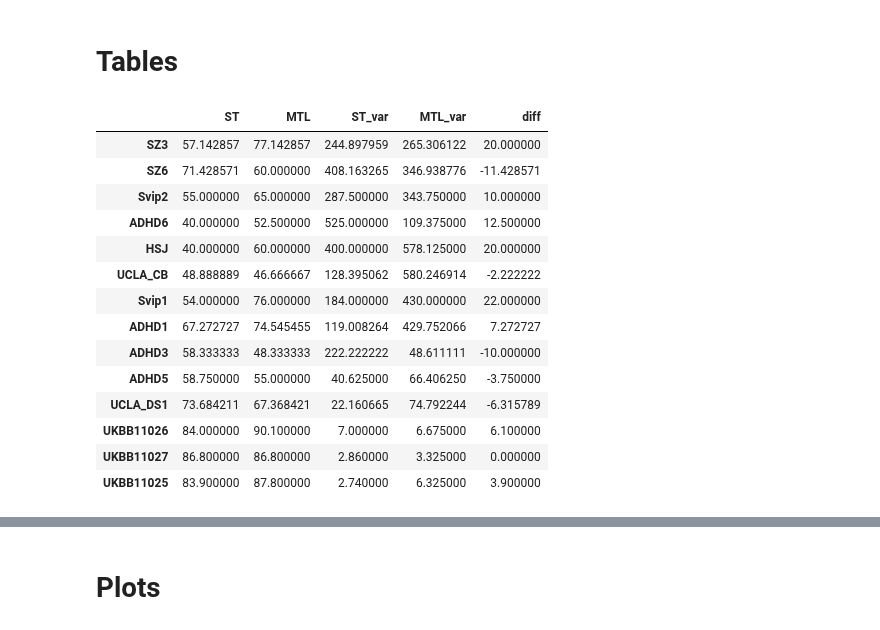
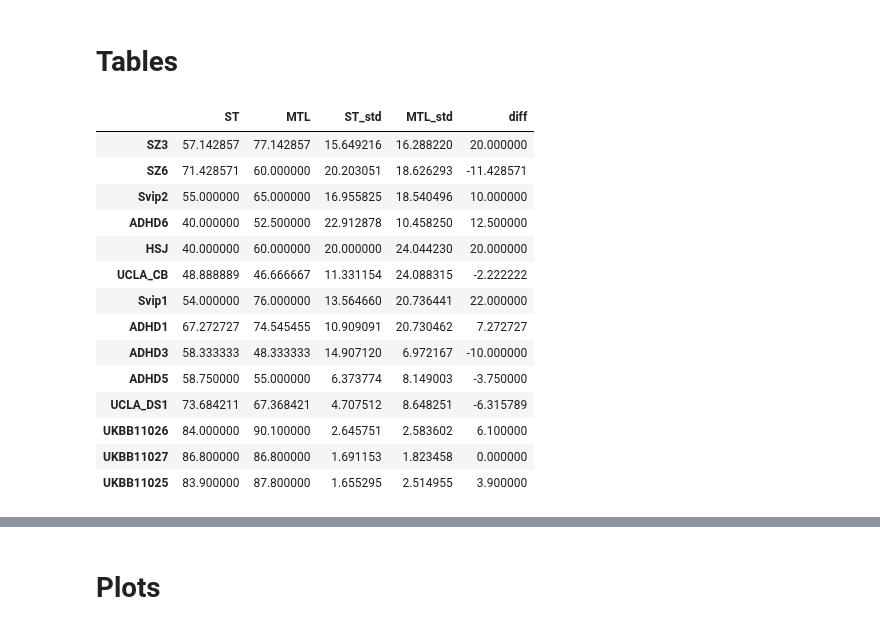
Before and after one commit to harveyaa/neuropsych_mtl, a Jupyter notebook: MTL/MTL_sex_accuracy_plots.ipynb, the cells around one changed output, grey strips where cells are left out. Saved outputs shown, nothing was run; the diff lists cells and outputs as text; code cells hidden in the pictures.

```diff
--- a/MTL/MTL_sex_accuracy_plots.ipynb
+++ b/MTL/MTL_sex_accuracy_plots.ipynb
@@ -63,15 +117,15 @@ for fold in range(5):
 # %%
 # Single Task
 st_acc = []
-st_acc_var = []
+st_acc_std = []
 for site in sites:
     # Connectomes
     vals = [st_data[site][fold]['Accuracy/test'].iloc[-1] for fold in range(5)]
     st_acc.append(np.mean(vals))
-    st_acc_var.append(np.var(vals))
+    st_acc_std.append(np.std(vals))
 
 st_acc = pd.Series(st_acc,index=sites)
-st_acc_var = pd.Series(st_acc_var,index=sites)
+st_acc_std = pd.Series(st_acc_std,index=sites)
 # %%
 # Multi-task
 mtl_acc = []
@@ -80,31 +134,31 @@ for fold in range(5):
     df = df[df['level_1']=='Accuracy/test'].set_index('level_0')[99]
     mtl_acc.append(df)
 
-mtl_acc_var = pd.concat(mtl_acc,axis=1).var(axis=1)
+mtl_acc_std = pd.concat(mtl_acc,axis=1).std(axis=1)
 mtl_acc = pd.concat(mtl_acc,axis=1).mean(axis=1)
 # %% [markdown]
 # Tables
 # %%
-df = pd.concat([st_acc,mtl_acc,st_acc_var,mtl_acc_var],axis=1)
-df.columns = ['ST','MTL','ST_var','MTL_var']
+df = pd.concat([st_acc,mtl_acc,st_acc_std,mtl_acc_std],axis=1)
+df.columns = ['ST','MTL','ST_std','MTL_std']
 df['diff'] = df['MTL'] - df['ST']
 df
 # %% [output]
-|  | ST | MTL | ST_var | MTL_var | diff |
-| SZ3 | 57.142857 | 77.142857 | 244.897959 | 265.306122 | 20.000000 |
-| SZ6 | 71.428571 | 60.000000 | 408.163265 | 346.938776 | -11.428571 |
-| Svip2 | 55.000000 | 65.000000 | 287.500000 | 343.750000 | 10.000000 |
-| ADHD6 | 40.000000 | 52.500000 | 525.000000 | 109.375000 | 12.500000 |
-| HSJ | 40.000000 | 60.000000 | 400.000000 | 578.125000 | 20.000000 |
-| UCLA_CB | 48.888889 | 46.666667 | 128.395062 | 580.246914 | -2.222222 |
-| Svip1 | 54.000000 | 76.000000 | 184.000000 | 430.000000 | 22.000000 |
-| ADHD1 | 67.272727 | 74.545455 | 119.008264 | 429.752066 | 7.272727 |
-| ADHD3 | 58.333333 | 48.333333 | 222.222222 | 48.611111 | -10.000000 |
-| ADHD5 | 58.750000 | 55.000000 | 40.625000 | 66.406250 | -3.750000 |
-| UCLA_DS1 | 73.684211 | 67.368421 | 22.160665 | 74.792244 | -6.315789 |
-| UKBB11026 | 84.000000 | 90.100000 | 7.000000 | 6.675000 | 6.100000 |
-| UKBB11027 | 86.800000 | 86.800000 | 2.860000 | 3.325000 | 0.000000 |
-| UKBB11025 | 83.900000 | 87.800000 | 2.740000 | 6.325000 | 3.900000 |
+|  | ST | MTL | ST_std | MTL_std | diff |
+| SZ3 | 57.142857 | 77.142857 | 15.649216 | 16.288220 | 20.000000 |
+| SZ6 | 71.428571 | 60.000000 | 20.203051 | 18.626293 | -11.428571 |
+| Svip2 | 55.000000 | 65.000000 | 16.955825 | 18.540496 | 10.000000 |
+| ADHD6 | 40.000000 | 52.500000 | 22.912878 | 10.458250 | 12.500000 |
+| HSJ | 40.000000 | 60.000000 | 20.000000 | 24.044230 | 20.000000 |
+| UCLA_CB | 48.888889 | 46.666667 | 11.331154 | 24.088315 | -2.222222 |
+| Svip1 | 54.000000 | 76.000000 | 13.564660 | 20.736441 | 22.000000 |
+| ADHD1 | 67.272727 | 74.545455 | 10.909091 | 20.730462 | 7.272727 |
+| ADHD3 | 58.333333 | 48.333333 | 14.907120 | 6.972167 | -10.000000 |
+| ADHD5 | 58.750000 | 55.000000 | 6.373774 | 8.149003 | -3.750000 |
+| UCLA_DS1 | 73.684211 | 67.368421 | 4.707512 | 8.648251 | -6.315789 |
+| UKBB11026 | 84.000000 | 90.100000 | 2.645751 | 2.583602 | 6.100000 |
+| UKBB11027 | 86.800000 | 86.800000 | 1.691153 | 1.823458 | 0.000000 |
+| UKBB11025 | 83.900000 | 87.800000 | 1.655295 | 2.514955 | 3.900000 |
 # %%
 df.mean()
 # %% [output]
```
Also changed, not shown: parts of 5 cells of this notebook.
